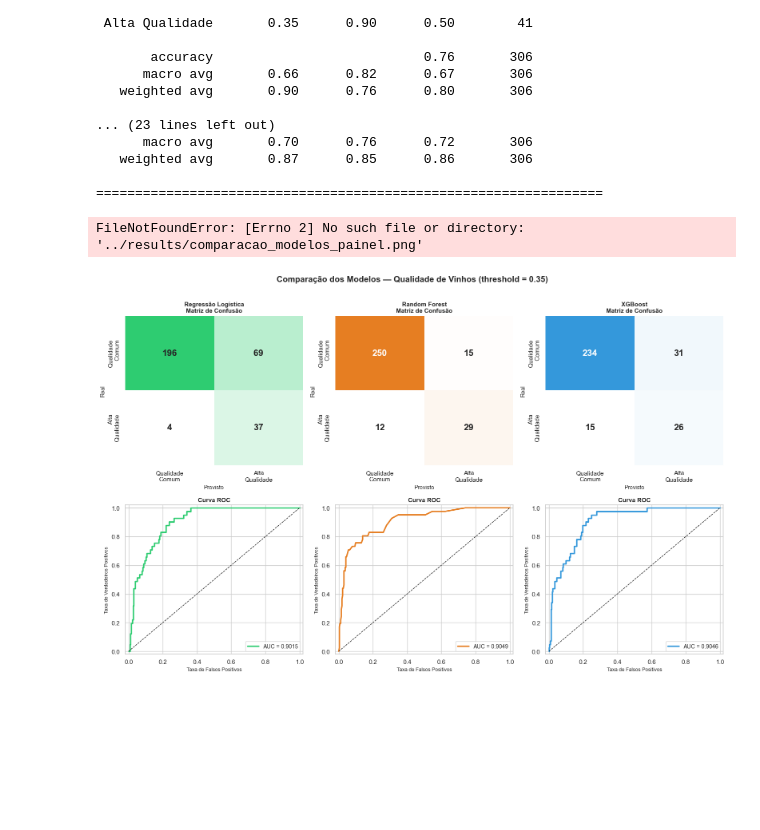
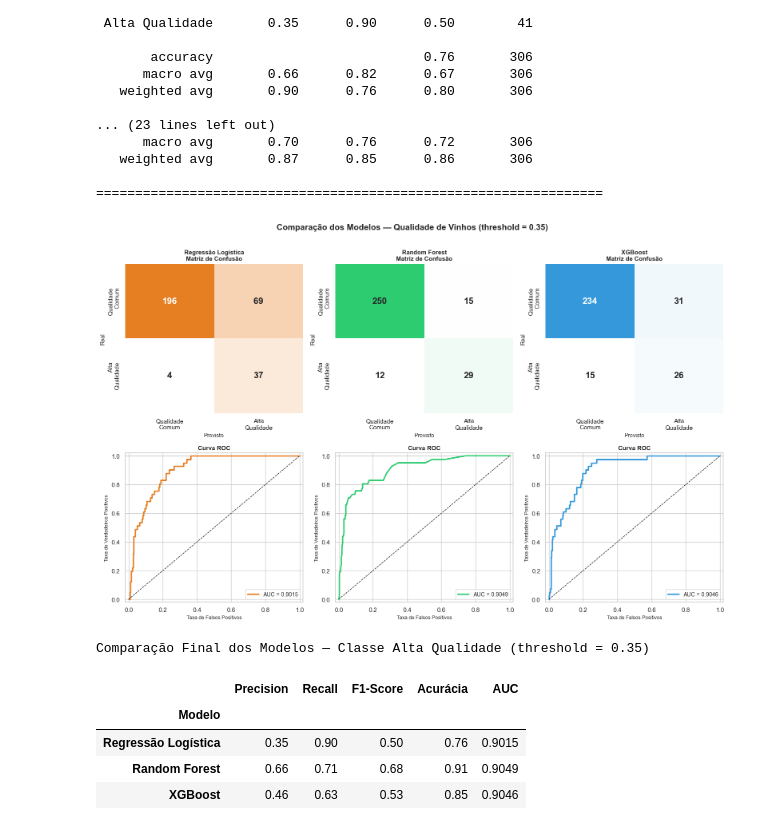
Before and after one commit to MayconNune/PosGraduacao_DataAnalytics---Machine-Learning---Grupo-31, a Jupyter notebook: notebooks/Comparacao_Resultados.ipynb, the cells around one changed output. Drawn from its saved outputs; the diff is of its cells as text; code cells hidden in the pictures; blank space fills up the shorter version.

Commit message:
adicionado tabela de compracao dos resultados

```diff
--- a/notebooks/Comparacao_Resultados.ipynb
+++ b/notebooks/Comparacao_Resultados.ipynb
@@ -107,10 +107,32 @@ import matplotlib.colors as mcolors
 import seaborn as sns
 from sklearn.metrics import confusion_matrix, roc_curve, roc_auc_score
 
+# Definição dos modelos
+modelos = [
+    {
+        "nome": "Regressão Logística",
+        "y_pred": y_pred_thresh,
+        "y_prob": y_prob_ot,
+        "cor": "#e67e22"
+    },
+    {
+        "nome": "Random Forest",
+        "y_pred": y_pred_definitivo,
+        "y_prob": y_scores_original,
+        "cor": "#2ecc71"
+    },
+    {
+        "nome": "XGBoost",
+        "y_pred": y_pred_xgb_final,
+        "y_prob": y_prob_xgb_final,
+        "cor": "#3498db"
+    },
+]
+
 # Paleta personalizada por modelo
 cmaps = {
-    "Regressão Logística": mcolors.LinearSegmentedColormap.from_list("", ["white", "#2ecc71"]),
-    "Random Forest":       mcolors.LinearSegmentedColormap.from_list("", ["white", "#e67e22"]),
+    "Regressão Logística": mcolors.LinearSegmentedColormap.from_list("", ["white", "#e67e22"]),
+    "Random Forest":       mcolors.LinearSegmentedColormap.from_list("", ["white", "#2ecc71"]),
     "XGBoost":             mcolors.LinearSegmentedColormap.from_list("", ["white", "#3498db"]),
 }
 
@@ -120,33 +142,78 @@ fig.suptitle("Comparação dos Modelos — Qualidade de Vinhos (threshold = 0.35
 
 for col, m in enumerate(modelos):
 
     # --- Matriz de Confusão ---
     ax_cm = axes[0, col]
     cm = confusion_matrix(y_test, m["y_pred"])
     sns.heatmap(cm, annot=True, fmt="d", cmap=cmaps[m["nome"]], ax=ax_cm,
                 linewidths=0, cbar=False,
                 annot_kws={"size": 16, "weight": "bold"},
                 xticklabels=["Qualidade\nComum", "Alta\nQualidade"],
                 yticklabels=["Qualidade\nComum", "Alta\nQualidade"])
     ax_cm.set_title(f"{m['nome']}\nMatriz de Confusão", fontsize=11, fontweight="bold")
     ax_cm.set_xlabel("Previsto", fontsize=10)
     ax_cm.set_ylabel("Real", fontsize=10)
 
     # --- Curva ROC ---
     ax_roc = axes[1, col]
     fpr, tpr, _ = roc_curve(y_test, m["y_prob"])
     auc = roc_auc_score(y_test, m["y_prob"])
     ax_roc.plot(fpr, tpr, color=m["cor"], lw=2.5, label=f"AUC = {auc:.4f}")
     ax_roc.plot([0, 1], [0, 1], "k--", lw=1)
     ax_roc.set_xlim([-0.02, 1.02]); ax_roc.set_ylim([-0.02, 1.02])
     ax_roc.set_title("Curva ROC", fontsize=11, fontweight="bold")
     ax_roc.set_xlabel("Taxa de Falsos Positivos", fontsize=9)
     ax_roc.set_ylabel("Taxa de Verdadeiros Positivos", fontsize=9)
     ax_roc.legend(loc="lower right", fontsize=10)
 
 plt.tight_layout()
-plt.savefig('../results/comparacao_modelos_painel.png', dpi=150, bbox_inches='tight')
+
 plt.show()
 # %% [output]
-FileNotFoundError: [Errno 2] No such file or directory: '../results/comparacao_modelos_painel.png'
-[figure, old version]
+[figure, new version]
+# %%
+from IPython.display import HTML
+
+def texto_contraste(val, vmin, vmax):
+    normalizado = (val - vmin) / (vmax - vmin) if vmax != vmin else 0
+    return "color: white" if normalizado > 0.5 else "color: black"
+
+def aplicar_contraste(col):
+    vmin, vmax = col.min(), col.max()
+    return [texto_contraste(v, vmin, vmax) for v in col]
+
+styled = df_resultados.style \
+    .background_gradient(cmap="Blues", subset=["Precision", "Recall", "F1-Score", "Acurácia"], axis=0) \
+    .background_gradient(cmap="Blues", subset=["AUC"], axis=0) \
+    .format("{:.2f}", subset=["Precision", "Recall", "F1-Score", "Acurácia"]) \
+    .format("{:.4f}", subset=["AUC"]) \
+    .apply(aplicar_contraste, subset=["Precision", "Recall", "F1-Score", "Acurácia"], axis=0) \
+    .apply(aplicar_contraste, subset=["AUC"], axis=0) \
+    .set_caption("Comparação Final dos Modelos — Classe Alta Qualidade (threshold = 0.35)") \
+    .set_table_styles([
+        {"selector": "caption", "props": [
+            ("font-size", "14px"), ("font-weight", "bold"),
+            ("padding-bottom", "10px"), ("color", "black")
+        ]},
+        {"selector": "table", "props": [
+            ("background-color", "white"), ("border-collapse", "collapse")
+        ]},
+        {"selector": "th", "props": [
+            ("background-color", "white"), ("color", "black"),
+            ("font-size", "12px"), ("text-align", "center"), ("padding", "8px"),
+            ("border-bottom", "2px solid #cccccc")
+        ]},
+        {"selector": "td", "props": [
+            ("font-size", "13px"), ("text-align", "center"), ("padding", "8px")
+        ]},
+    ])
+
+html = f'<div style="background-color:white; padding:20px; display:inline-block">{styled.to_html()}</div>'
+display(HTML(html))
+# %% [output]
+Comparação Final dos Modelos — Classe Alta Qualidade (threshold = 0.35)
+|  | Precision | Recall | F1-Score | Acurácia | AUC |
+| Modelo |  |  |  |  |  |
+| Regressão Logística | 0.35 | 0.90 | 0.50 | 0.76 | 0.9015 |
+| Random Forest | 0.66 | 0.71 | 0.68 | 0.91 | 0.9049 |
+| XGBoost | 0.46 | 0.63 | 0.53 | 0.85 | 0.9046 |
```
